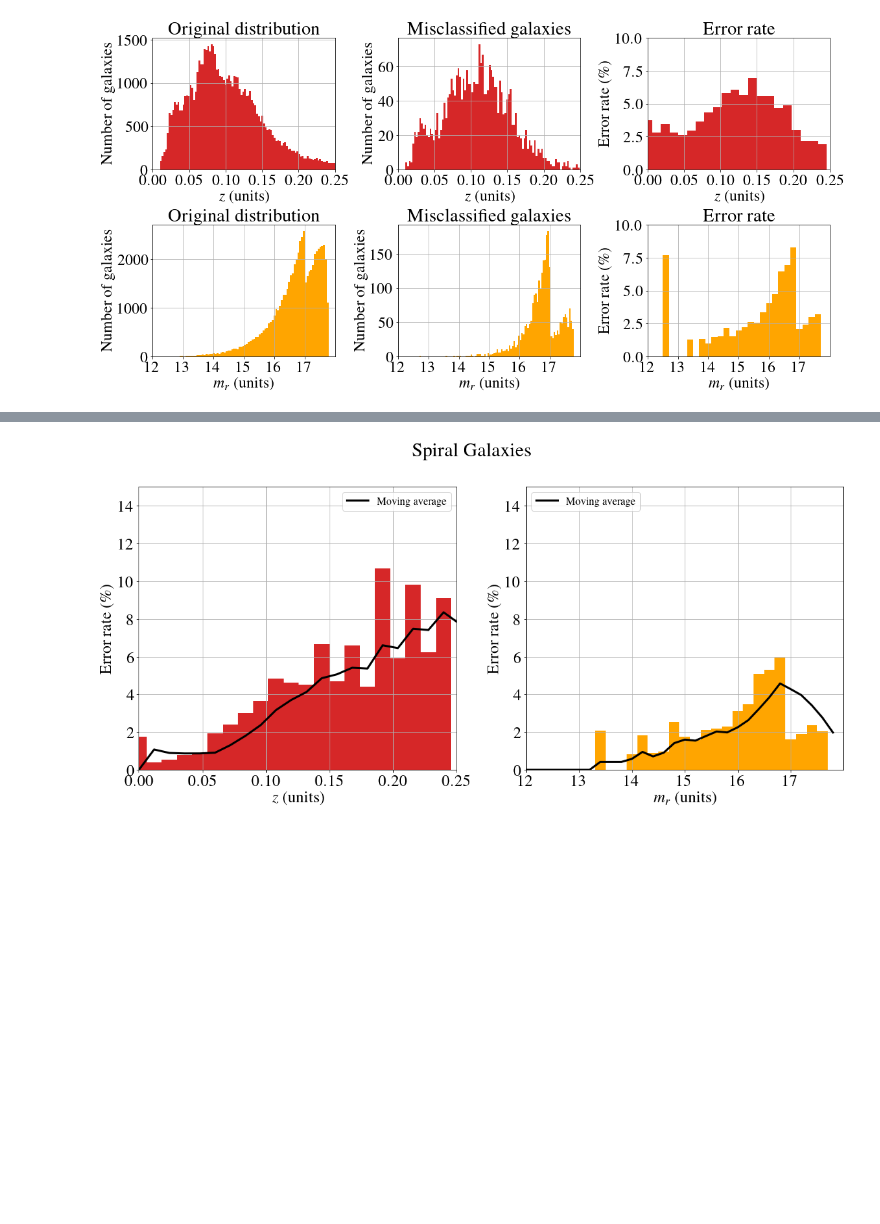
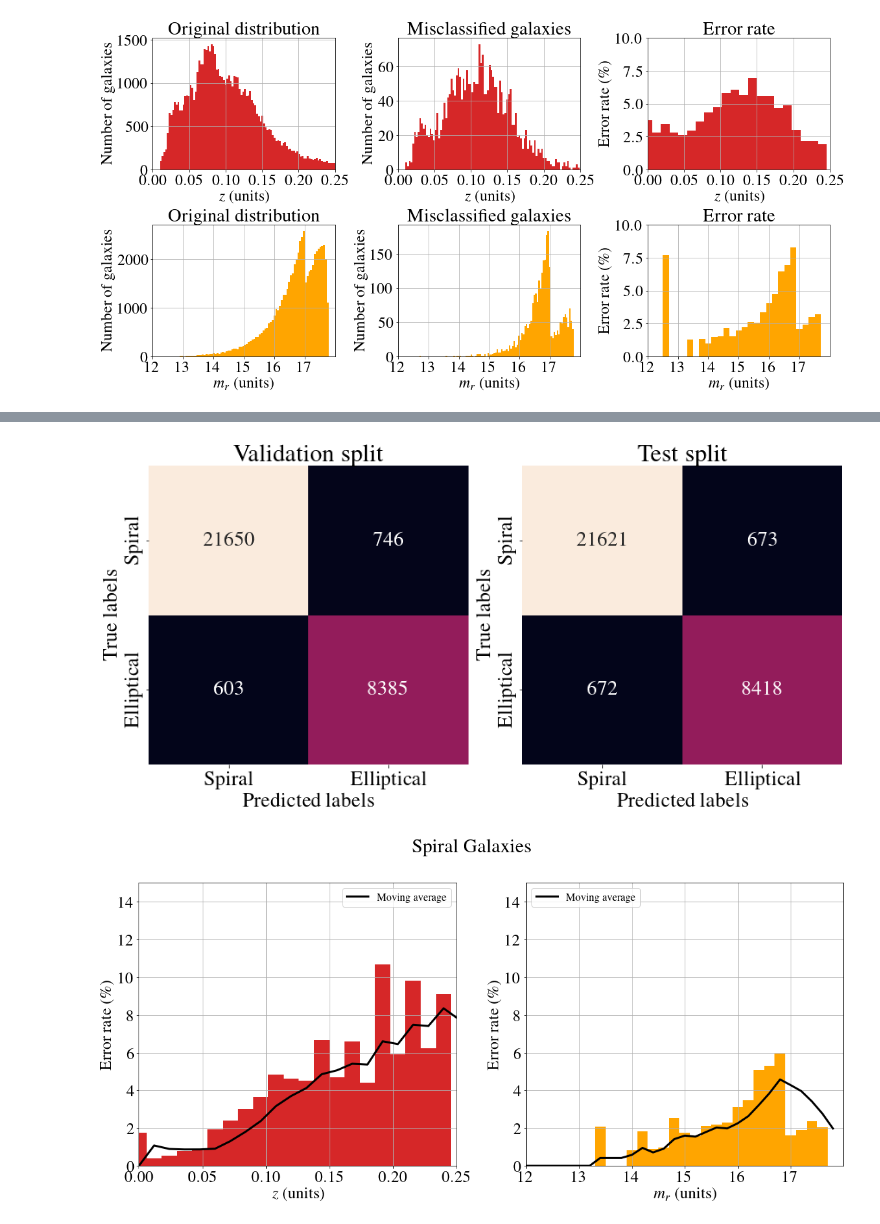
Before and after one commit to tomasmuzas/MasterThesis, a Jupyter notebook: ResultsDataAnalysis.ipynb, the cells around one changed output, grey strips where cells are left out. Drawn from its saved outputs; the diff is of its cells as text; code cells hidden in the pictures; blank space fills up the shorter version.

```diff
--- a/ResultsDataAnalysis.ipynb
+++ b/ResultsDataAnalysis.ipynb
@@ -233,3 +290,32 @@ plot_split(
+# %%
+matrices = [
+    {
+        "model": "Validation split",
+        "matrix": [[21650, 746], [603, 8385]]
+    },
+    {
+        "model": "Test split",
+        "matrix": [[21621, 673], [672, 8418]]
+    },
+]
+f, axarr = plt.subplots(1, 2, constrained_layout=True)
+
+f.set_figwidth(12)
+f.set_figheight(6)
+
+for i, obj in enumerate(matrices):
+  df = pd.DataFrame(np.array(obj["matrix"]), index = ['Spiral', 'Elliptical'], columns = ['Spiral', 'Elliptical'])
+  sn.heatmap(df, annot=True, fmt='g', cbar=False, ax=axarr[i])
+  axarr[i].set_ylabel("True labels")
+  axarr[i].set_xlabel("Predicted labels")
+  axarr[i].set_title(obj["model"])
+
+
+# f.tight_layout()
+# plt.show()
+f.savefig(GRAPH_PATH + "confusion_matrix_ensemble.pdf")
+# %% [output]
+[figure, added]
 # %%
 def draw_moving_average(axis, values, ranges):
     axis.plot(ranges, pd.DataFrame(values * 100).rolling(window=5, min_periods=2).mean().fillna(0), color='black', linewidth=3)
```
Also changed, not shown: parts of 2 cells of this notebook.
